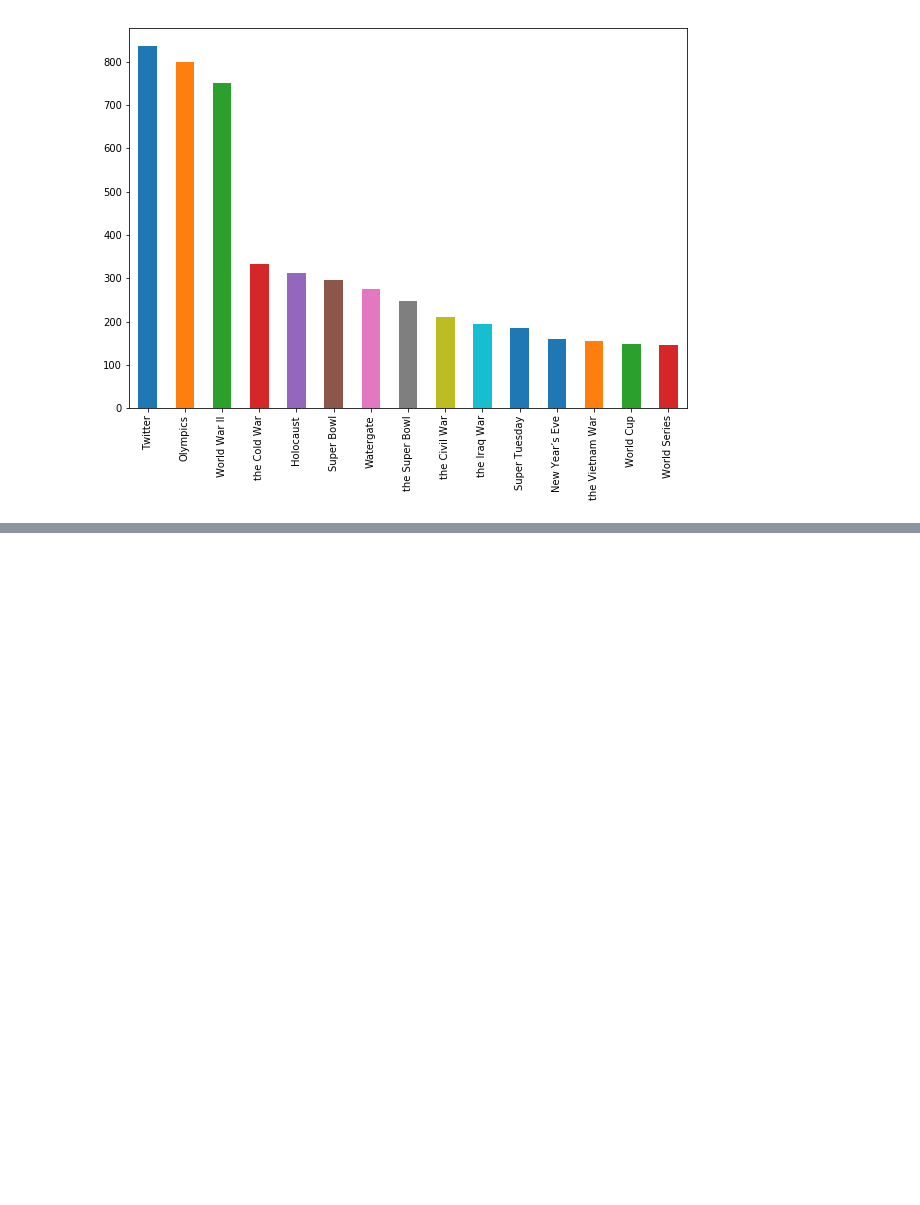
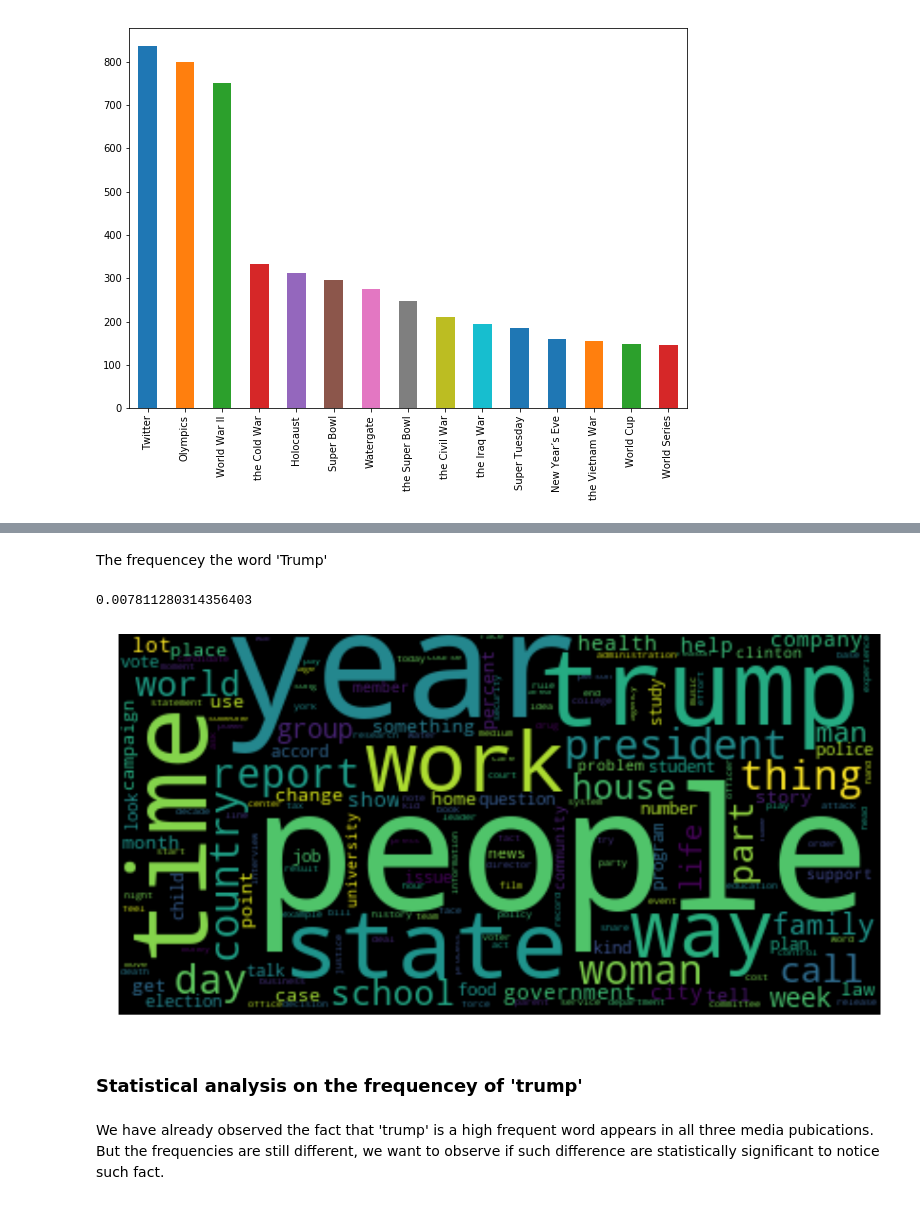
Before and after one commit to yidingweng/SpringBoard, a Jupyter notebook: Capstone 2/code/Capstone 2.2_ExploratoryDataAnalysis.ipynb, the cells around one changed output, grey strips where cells are left out. Saved outputs shown, nothing was run; the diff lists cells and outputs as text; code cells hidden in the pictures; blank space fills up the shorter version.

Commit message:
ExpoAnalysis

```diff
--- a/Capstone 2/code/Capstone 2.2_ExploratoryDataAnalysis.ipynb
+++ b/Capstone 2/code/Capstone 2.2_ExploratoryDataAnalysis.ipynb
@@ -211,0 +240,8 @@ orgs.Text.value_counts()[:15].plot(kind='bar')
+# %%
+df_NPR = df_total[df_total.publication == 'NPR']
+list_NPR = df_NPR['content'].tolist()
+flatlist_NPR = [item for sublist in list_NPR for item in sublist]
+tags_NPR = nltk.pos_tag(flatlist_NPR)
+nouns_NPR = [word for word,pos in tags_NPR if (pos == 'NN' or pos == 'NNP' or pos == 'NNS' or pos == 'NNPS')
+]
+counts_NPR = Counter(nouns_NPR)
@@ -211,0 +261,18 @@ orgs.Text.value_counts()[:15].plot(kind='bar')
+# %% [markdown]
+The frequencey the word 'Trump'
+# %%
+5904/len(nouns_NPR)
+# %% [output]
+0.007811280314356403
+# %%
+wordcloud_NPR = WordCloud().generate_from_frequencies(counts_NPR)
+plt.figure(figsize=(20,14))
+plt.imshow(wordcloud_NPR, interpolation="bilinear")
+plt.axis("off")
+plt.show()
+# %% [output]
+[figure, added]
+# %% [markdown]
+### Statistical analysis on the frequencey of 'trump'
+# %% [markdown]
+We have already observed the fact that 'trump' is a high frequent word appears in all three media pubications. But the frequencies are still different, we want to observe if such difference are statistically significant to notice such fact.
```
Also changed, not shown: parts of 61 cells of this notebook, 6 other files.
